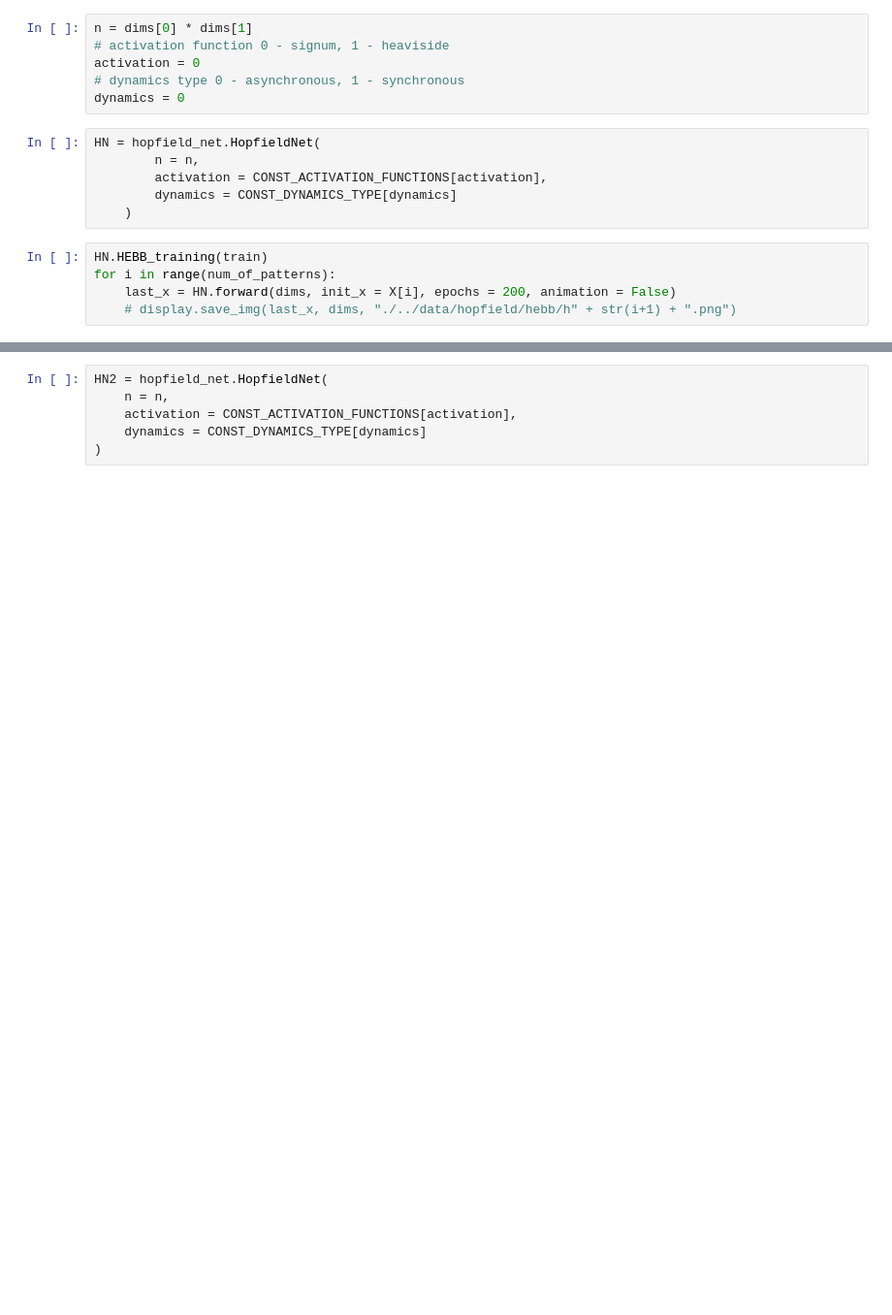
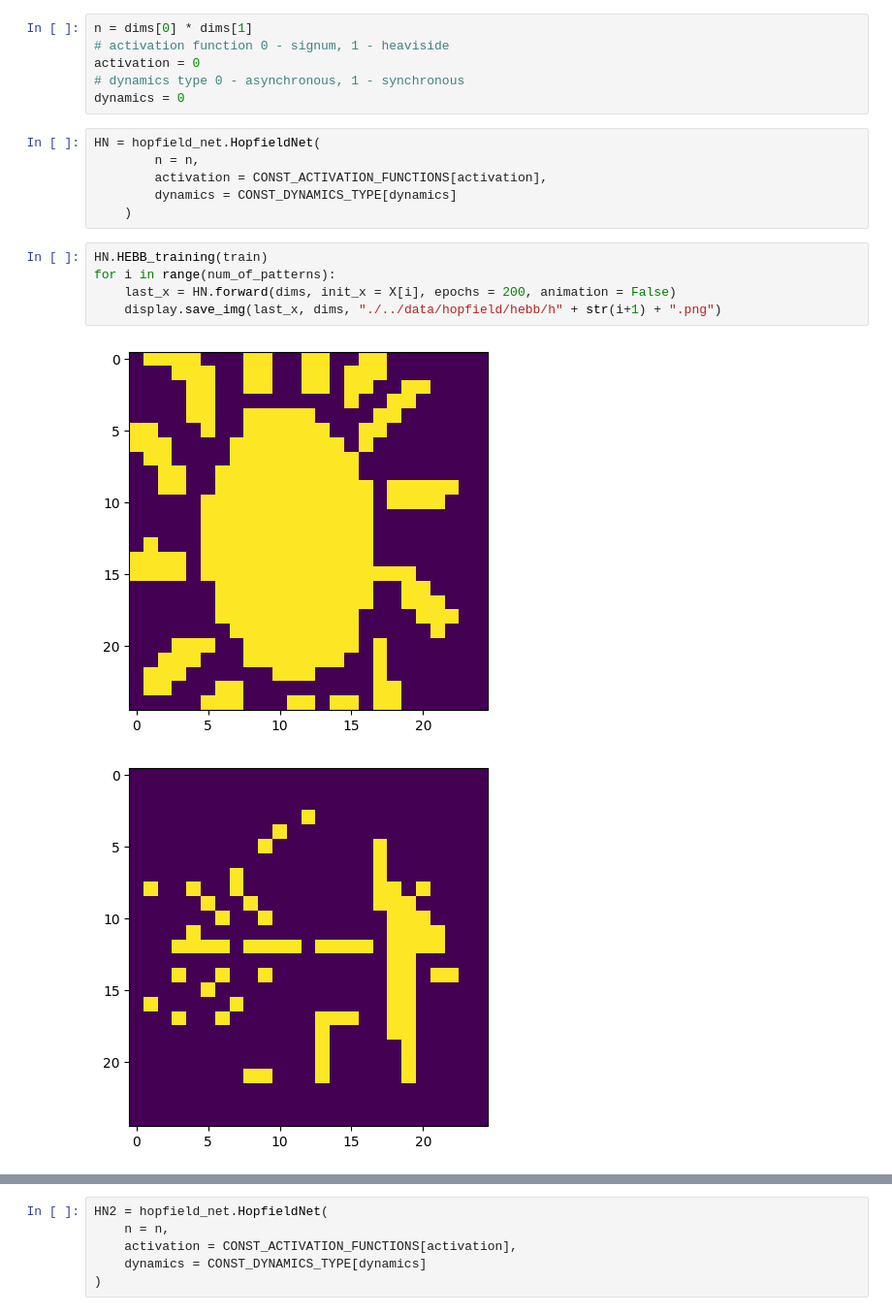
Before and after one commit to mieszkowskiff/NeuralNetwork, a Jupyter notebook: hopfield/main.ipynb, the cells around one changed output, grey strips where cells are left out. Shown: that part at 97% size. Saved outputs shown, nothing was run; the diff lists cells and outputs as text; blank space fills up the shorter version.

```diff
--- a/hopfield/main.ipynb
+++ b/hopfield/main.ipynb
@@ -54,5 +54,8 @@ HN = hopfield_net.HopfieldNet(
 # %%
 HN.HEBB_training(train)
 for i in range(num_of_patterns):
     last_x = HN.forward(dims, init_x = X[i], epochs = 200, animation = False)
-    # display.save_img(last_x, dims, "./../data/hopfield/hebb/h" + str(i+1) + ".png")
+    display.save_img(last_x, dims, "./../data/hopfield/hebb/h" + str(i+1) + ".png")
+# %% [output]
+[figure, added]
+[figure, added]
```
Also changed, not shown: parts of 5 cells of this notebook, 5 other files.
